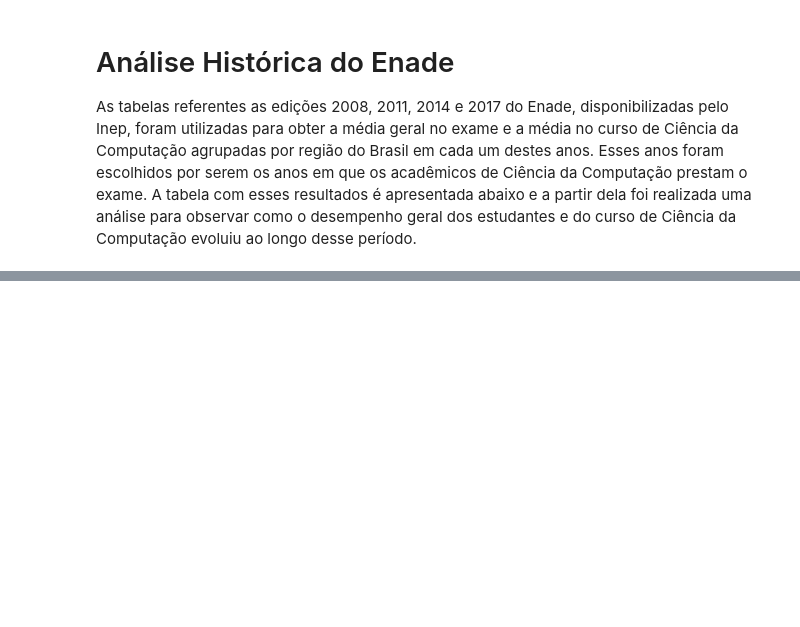
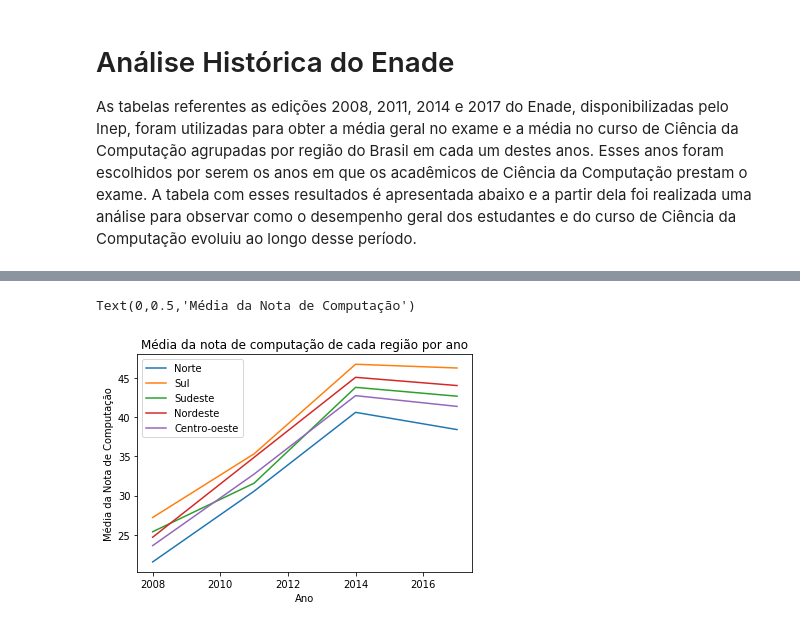
Before and after one commit to BrenoPeixotobr/topicosic, a Jupyter notebook: Trabalho/AnaliseHistorica.ipynb, the cells around one changed output, grey strips where cells are left out. Drawn from its saved outputs; the diff is of its cells as text; code cells hidden in the pictures; blank space fills up the shorter version.

```diff
--- a/Trabalho/AnaliseHistorica.ipynb
+++ b/Trabalho/AnaliseHistorica.ipynb
@@ -60,0 +61,13 @@ Text(0,0.5,'Média da Nota')
+# %%
+plt.plot(tabela.ANO[tabela.REGIAO == 'N'], tabela.MEDIA_CC[tabela.REGIAO == 'N'], label='Norte')
+plt.plot(tabela.ANO[tabela.REGIAO == 'S'], tabela.MEDIA_CC[tabela.REGIAO == 'S'], label='Sul')
+plt.plot(tabela.ANO[tabela.REGIAO == 'SE'], tabela.MEDIA_CC[tabela.REGIAO == 'SE'], label='Sudeste')
+plt.plot(tabela.ANO[tabela.REGIAO == 'NE'], tabela.MEDIA_CC[tabela.REGIAO == 'NE'], label='Nordeste')
+plt.plot(tabela.ANO[tabela.REGIAO == 'CO'], tabela.MEDIA_CC[tabela.REGIAO == 'CO'], label='Centro-oeste')
+plt.legend()
+plt.title('Média da nota de computação de cada região por ano')
+plt.xlabel('Ano')
+plt.ylabel('Média da Nota de Computação')
+# %% [output]
+Text(0,0.5,'Média da Nota de Computação')
+[figure, added]
```
Also changed, not shown: parts of 1 cell of this notebook.
